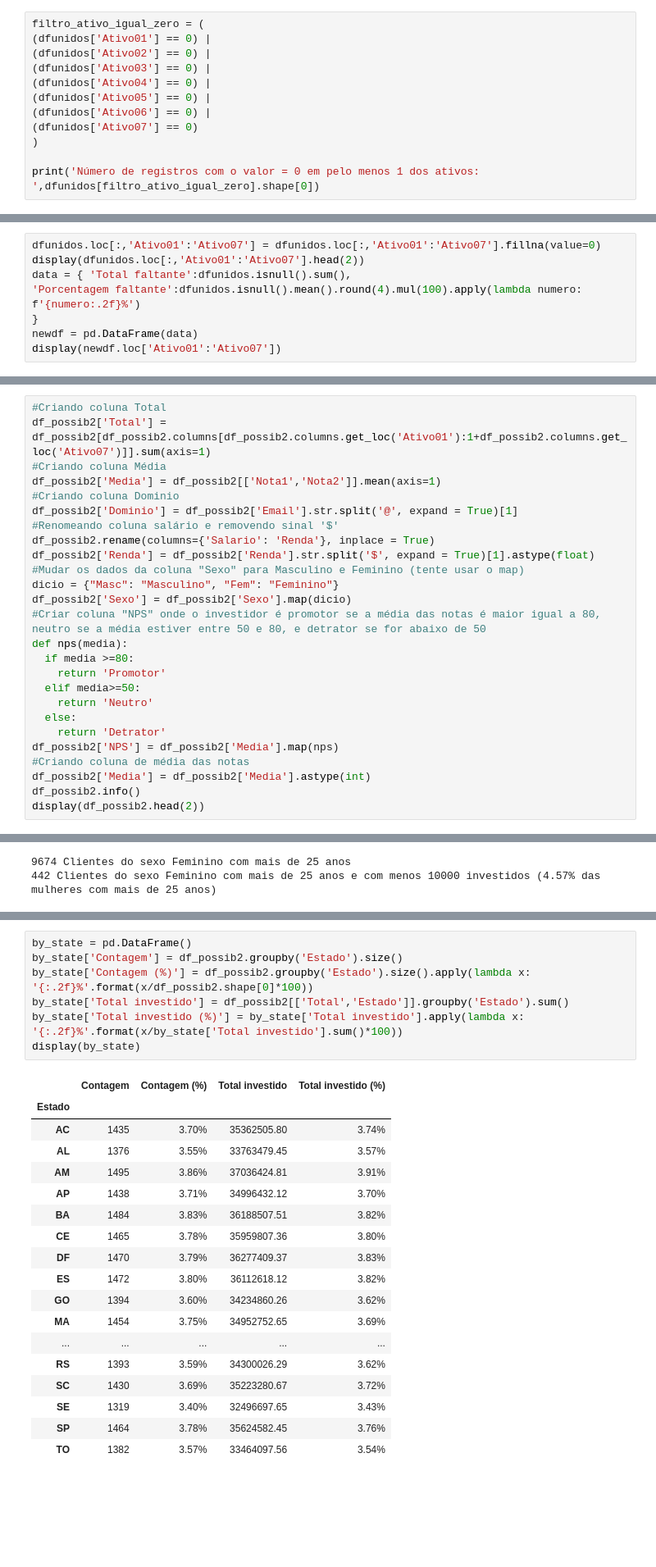
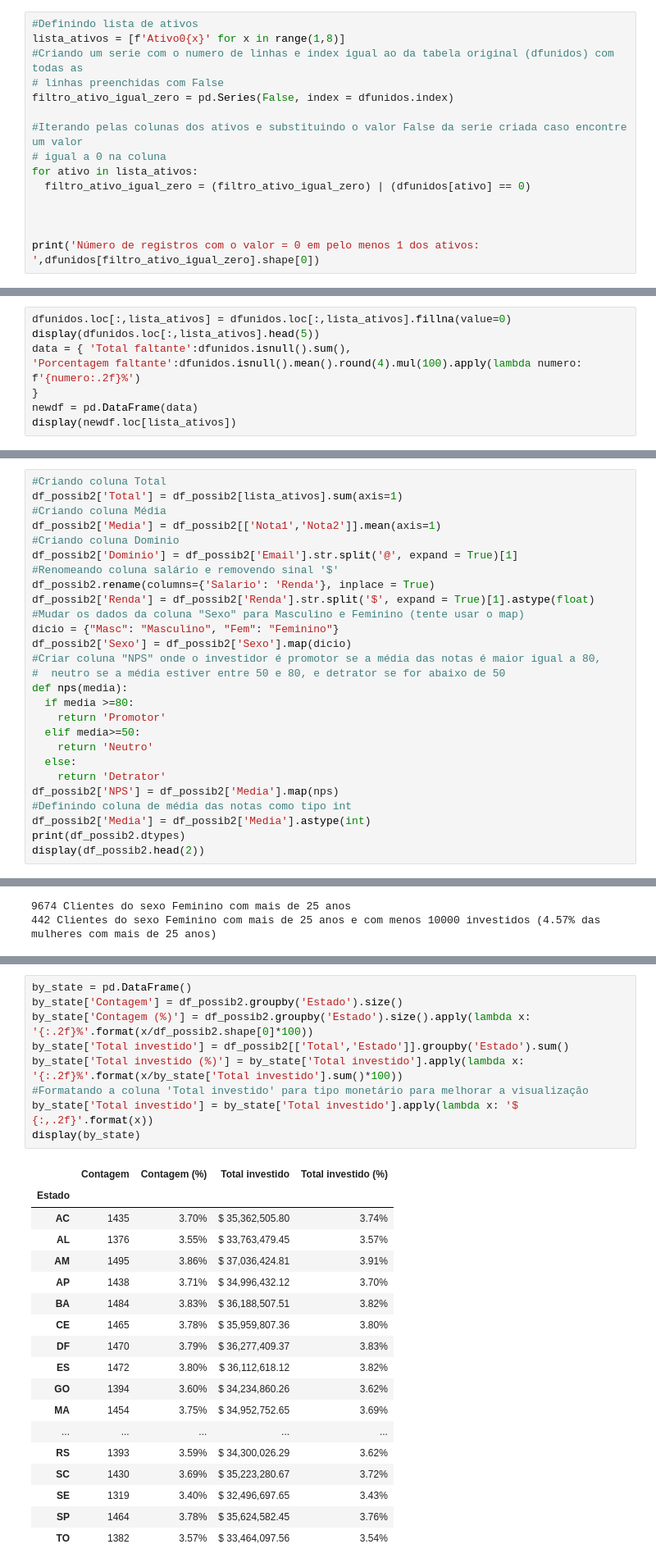
Before and after one commit to KelvinPichinini/lm-data-modulo2-projeto-final, a Jupyter notebook: Proj_1_pandas_notebook.ipynb, the cells around one changed output, grey strips where cells are left out. Shown at 82% size. Saved outputs shown, nothing was run; the diff lists cells and outputs as text; blank space fills up the shorter version.

```diff
--- a/Proj_1_pandas_notebook.ipynb
+++ b/Proj_1_pandas_notebook.ipynb
@@ -232,15 +249,18 @@ Foram levantadas duas hipóteses sobre as causas pelas quais estes valores estar
 # %% [markdown]
 A fim de verificar a possibilidade de **H1** ser verdadeira, vamos contar a quantidade de registros com valor igual a '0' em algum dos ativos.
 # %%
-filtro_ativo_igual_zero = (
-(dfunidos['Ativo01'] == 0) |
-(dfunidos['Ativo02'] == 0) |
-(dfunidos['Ativo03'] == 0) |
-(dfunidos['Ativo04'] == 0) |
-(dfunidos['Ativo05'] == 0) |
-(dfunidos['Ativo06'] == 0) |
-(dfunidos['Ativo07'] == 0)
-)
+#Definindo lista de ativos
+lista_ativos = [f'Ativo0{x}' for x in range(1,8)]
+#Criando um serie com o numero de linhas e index igual ao da tabela original (dfunidos) com todas as
+# linhas preenchidas com False
+filtro_ativo_igual_zero = pd.Series(False, index = dfunidos.index)
+
+#Iterando pelas colunas dos ativos e substituindo o valor False da serie criada caso encontre um valor
+# igual a 0 na coluna
+for ativo in lista_ativos:
+  filtro_ativo_igual_zero = (filtro_ativo_igual_zero) | (dfunidos[ativo] == 0)
+
+
 
 print('Número de registros com o valor = 0 em pelo menos 1 dos ativos: ',dfunidos[filtro_ativo_igual_zero].shape[0])
 # %% [output]
@@ -253,13 +273,13 @@ A partir da análise feita acima, é possível concluir que nenhuma das colunas
 # %% [markdown]
 #### Preenchendo os campos nulos de ativos com o valor '0'
 # %%
-dfunidos.loc[:,'Ativo01':'Ativo07'] = dfunidos.loc[:,'Ativo01':'Ativo07'].fillna(value=0)
-display(dfunidos.loc[:,'Ativo01':'Ativo07'].head(2))
+dfunidos.loc[:,lista_ativos] = dfunidos.loc[:,lista_ativos].fillna(value=0)
+display(dfunidos.loc[:,lista_ativos].head(5))
 data = { 'Total faltante':dfunidos.isnull().sum(),
 'Porcentagem faltante':dfunidos.isnull().mean().round(4).mul(100).apply(lambda numero: f'{numero:.2f}%')
 }
 newdf = pd.DataFrame(data)
-display(newdf.loc['Ativo01':'Ativo07'])
+display(newdf.loc[lista_ativos])
 # %% [output]
 |  | Ativo01 | Ativo02 | Ativo03 | Ativo04 | Ativo05 | Ativo06 | Ativo07 |
 | id |  |  |  |  |  |  |  |
@@ -432,7 +455,7 @@ Sumarizando nosso desenvolvimento neste item, concluímos que, desde que a distr
 - Criar coluna "NPS" onde o investidor é promotor se a média das notas é maior igual a 80, neutro se a média estiver entre 50 e 80, e detrator se for abaixo de 50
 # %%
 #Criando coluna Total
-df_possib2['Total'] = df_possib2[df_possib2.columns[df_possib2.columns.get_loc('Ativo01'):1+df_possib2.columns.get_loc('Ativo07')]].sum(axis=1)
+df_possib2['Total'] = df_possib2[lista_ativos].sum(axis=1)
 #Criando coluna Média
 df_possib2['Media'] = df_possib2[['Nota1','Nota2']].mean(axis=1)
 #Criando coluna Dominio
@@ -443,7 +466,8 @@ df_possib2['Renda'] = df_possib2['Renda'].str.split('$', expand = True)[1].astyp
 #Mudar os dados da coluna "Sexo" para Masculino e Feminino (tente usar o map)
 dicio = {"Masc": "Masculino", "Fem": "Feminino"}
 df_possib2['Sexo'] = df_possib2['Sexo'].map(dicio)
-#Criar coluna "NPS" onde o investidor é promotor se a média das notas é maior igual a 80, neutro se a média estiver entre 50 e 80, e detrator se for abaixo de 50
+#Criar coluna "NPS" onde o investidor é promotor se a média das notas é maior igual a 80,
+#  neutro se a média estiver entre 50 e 80, e detrator se for abaixo de 50
 def nps(media):
   if media >=80:
     return 'Promotor'
@@ -452,8 +476,8 @@ def nps(media):
   else:
     return 'Detrator'
 df_possib2['NPS'] = df_possib2['Media'].map(nps)
-#Criando coluna de média das notas
+#Definindo coluna de média das notas como tipo int
 df_possib2['Media'] = df_possib2['Media'].astype(int)
-df_possib2.info()
+print(df_possib2.dtypes)
 display(df_possib2.head(2))
 # %% [output]
@@ -650,26 +677,28 @@ Recomenda-se estudos adicionais com o objetivo de verificar a viabilidade de int
 # %%
 by_state = pd.DataFrame()
 by_state['Contagem'] = df_possib2.groupby('Estado').size()
 by_state['Contagem (%)'] = df_possib2.groupby('Estado').size().apply(lambda x: '{:.2f}%'.format(x/df_possib2.shape[0]*100))
 by_state['Total investido'] = df_possib2[['Total','Estado']].groupby('Estado').sum()
 by_state['Total investido (%)'] = by_state['Total investido'].apply(lambda x: '{:.2f}%'.format(x/by_state['Total investido'].sum()*100))
+#Formatando a coluna 'Total investido' para tipo monetário para melhorar a visualização
+by_state['Total investido'] = by_state['Total investido'].apply(lambda x: '$ {:,.2f}'.format(x))
 display(by_state)
 # %% [output]
 |  | Contagem | Contagem (%) | Total investido | Total investido (%) |
 | Estado |  |  |  |  |
-| AC | 1435 | 3.70% | 35362505.80 | 3.74% |
-| AL | 1376 | 3.55% | 33763479.45 | 3.57% |
-| AM | 1495 | 3.86% | 37036424.81 | 3.91% |
-| AP | 1438 | 3.71% | 34996432.12 | 3.70% |
-| BA | 1484 | 3.83% | 36188507.51 | 3.82% |
-| CE | 1465 | 3.78% | 35959807.36 | 3.80% |
-| DF | 1470 | 3.79% | 36277409.37 | 3.83% |
-| ES | 1472 | 3.80% | 36112618.12 | 3.82% |
-| GO | 1394 | 3.60% | 34234860.26 | 3.62% |
-| MA | 1454 | 3.75% | 34952752.65 | 3.69% |
+| AC | 1435 | 3.70% | $ 35,362,505.80 | 3.74% |
+| AL | 1376 | 3.55% | $ 33,763,479.45 | 3.57% |
+| AM | 1495 | 3.86% | $ 37,036,424.81 | 3.91% |
+| AP | 1438 | 3.71% | $ 34,996,432.12 | 3.70% |
+| BA | 1484 | 3.83% | $ 36,188,507.51 | 3.82% |
+| CE | 1465 | 3.78% | $ 35,959,807.36 | 3.80% |
+| DF | 1470 | 3.79% | $ 36,277,409.37 | 3.83% |
+| ES | 1472 | 3.80% | $ 36,112,618.12 | 3.82% |
+| GO | 1394 | 3.60% | $ 34,234,860.26 | 3.62% |
+| MA | 1454 | 3.75% | $ 34,952,752.65 | 3.69% |
 | ... | ... | ... | ... | ... |
-| RS | 1393 | 3.59% | 34300026.29 | 3.62% |
-| SC | 1430 | 3.69% | 35223280.67 | 3.72% |
-| SE | 1319 | 3.40% | 32496697.65 | 3.43% |
-| SP | 1464 | 3.78% | 35624582.45 | 3.76% |
-| TO | 1382 | 3.57% | 33464097.56 | 3.54% |
+| RS | 1393 | 3.59% | $ 34,300,026.29 | 3.62% |
+| SC | 1430 | 3.69% | $ 35,223,280.67 | 3.72% |
+| SE | 1319 | 3.40% | $ 32,496,697.65 | 3.43% |
+| SP | 1464 | 3.78% | $ 35,624,582.45 | 3.76% |
+| TO | 1382 | 3.57% | $ 33,464,097.56 | 3.54% |
```
Also changed, not shown: parts of 22 cells of this notebook.
